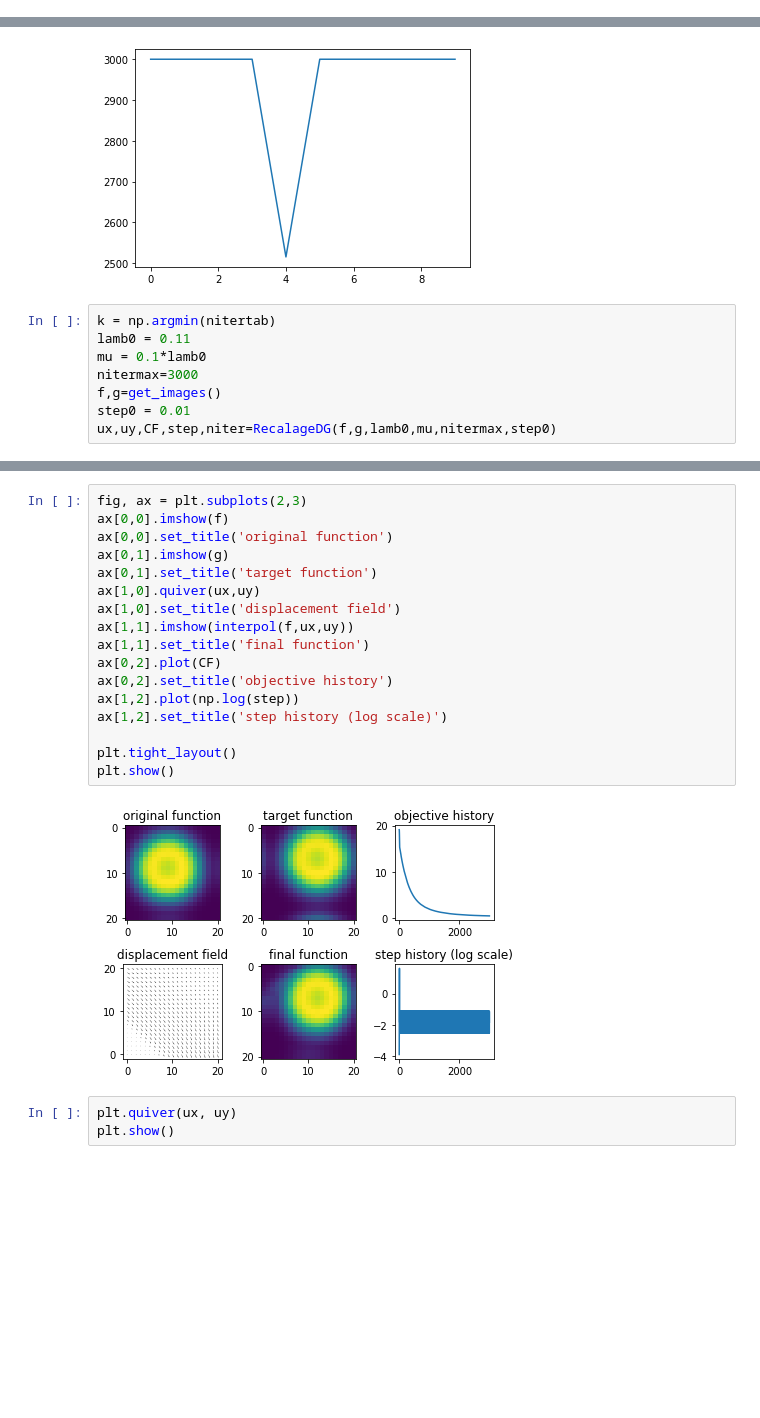
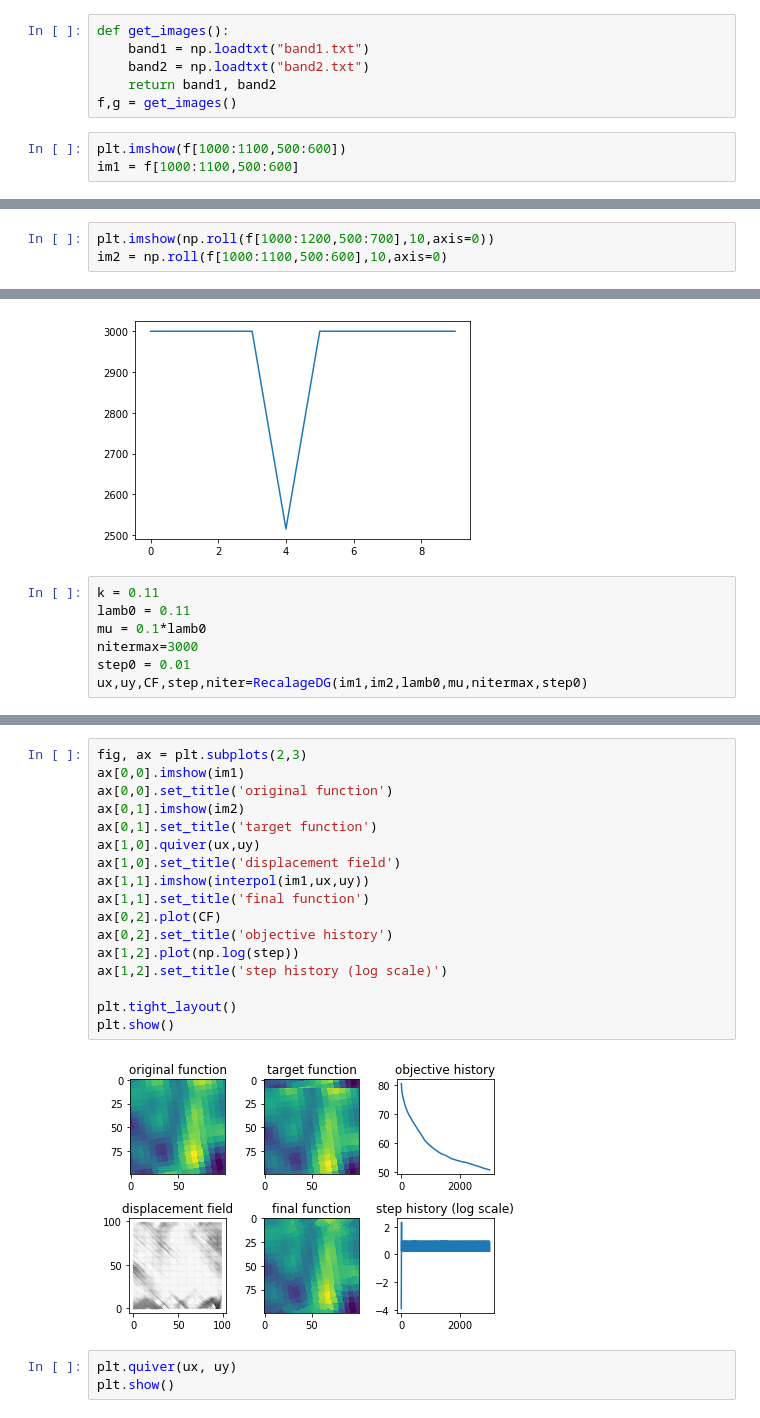
Before and after one commit to YamSok/CESBIO_BIOMASS, a Jupyter notebook: optim.ipynb, the cells around one changed output, grey strips where cells are left out. Cells and saved outputs as stored; diff of their text form; blank space fills up the shorter version.

```diff
--- a/optim.ipynb
+++ b/optim.ipynb
@@ -101,0 +19,9 @@ Pour pouvoir calculer $E$ et son gradient, on va avoir besoin d'évaluer $f\circ
+# %%
+def get_images():
+    band1 = np.loadtxt("band1.txt")
+    band2 = np.loadtxt("band2.txt")
+    return band1, band2
+f,g = get_images()
+# %%
+plt.imshow(f[1000:1100,500:600])
+im1 = f[1000:1100,500:600]
@@ -101,0 +30,3 @@ Pour pouvoir calculer $E$ et son gradient, on va avoir besoin d'évaluer $f\circ
+# %%
+plt.imshow(np.roll(f[1000:1200,500:700],10,axis=0))
+im2 = np.roll(f[1000:1100,500:600],10,axis=0)
@@ -316,11 +134,10 @@ print(lamb[k])
 0.11111111111111116
 [figure]
 # %%
-k = np.argmin(nitertab)
+k = 0.11
 lamb0 = 0.11
 mu = 0.1*lamb0
 nitermax=3000
-f,g=get_images()
 step0 = 0.01
-ux,uy,CF,step,niter=RecalageDG(f,g,lamb0,mu,nitermax,step0)
+ux,uy,CF,step,niter=RecalageDG(im1,im2,lamb0,mu,nitermax,step0)
 # %% [output]
@@ -344,22 +161,22 @@ iteration : 2490  cost function : 0.29389711975268434 step : 1.28
 # %%
 fig, ax = plt.subplots(2,3)
-ax[0,0].imshow(f)
+ax[0,0].imshow(im1)
 ax[0,0].set_title('original function')
-ax[0,1].imshow(g)
+ax[0,1].imshow(im2)
 ax[0,1].set_title('target function')
 ax[1,0].quiver(ux,uy)
 ax[1,0].set_title('displacement field')
-ax[1,1].imshow(interpol(f,ux,uy))
+ax[1,1].imshow(interpol(im1,ux,uy))
 ax[1,1].set_title('final function')
 ax[0,2].plot(CF)
 ax[0,2].set_title('objective history')
 ax[1,2].plot(np.log(step))
 ax[1,2].set_title('step history (log scale)')
 
 plt.tight_layout()
 plt.show()
 # %% [output]
-[figure, old version]
+[figure, new version]
 # %%
 plt.quiver(ux, uy)
 plt.show()
```
Also changed, not shown: parts of 27 cells of this notebook.
